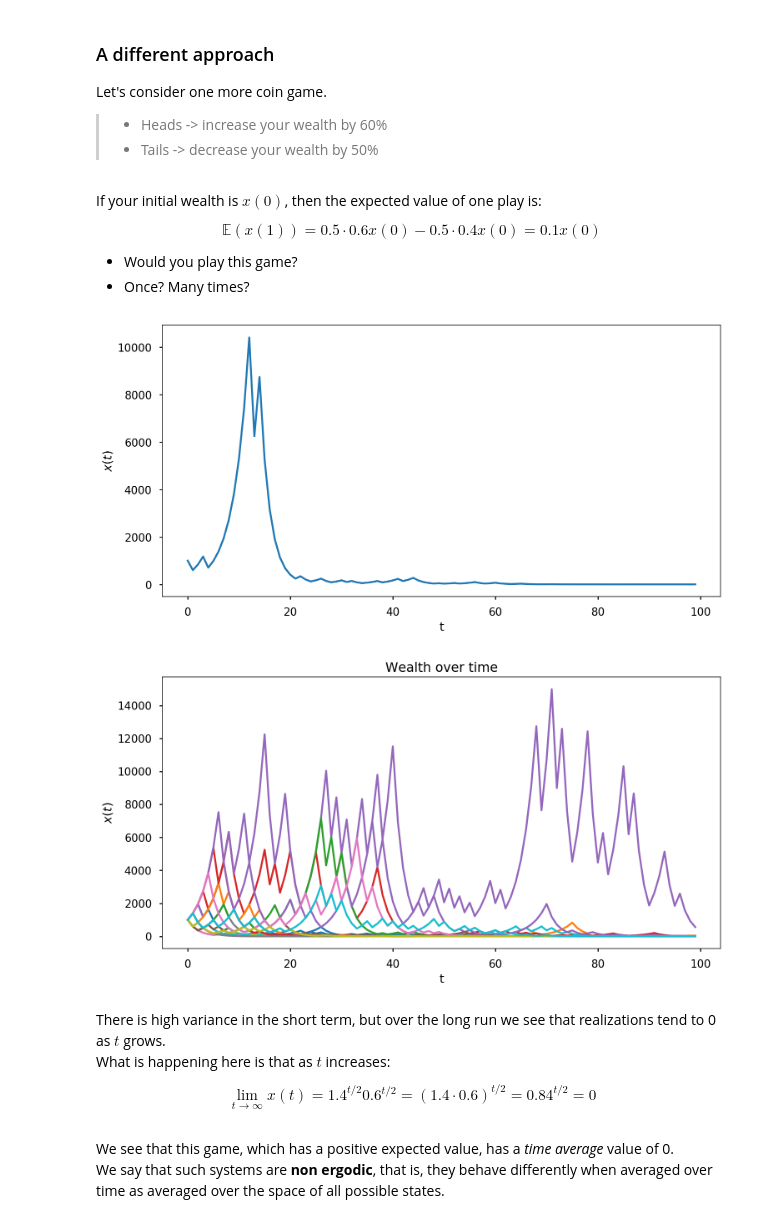
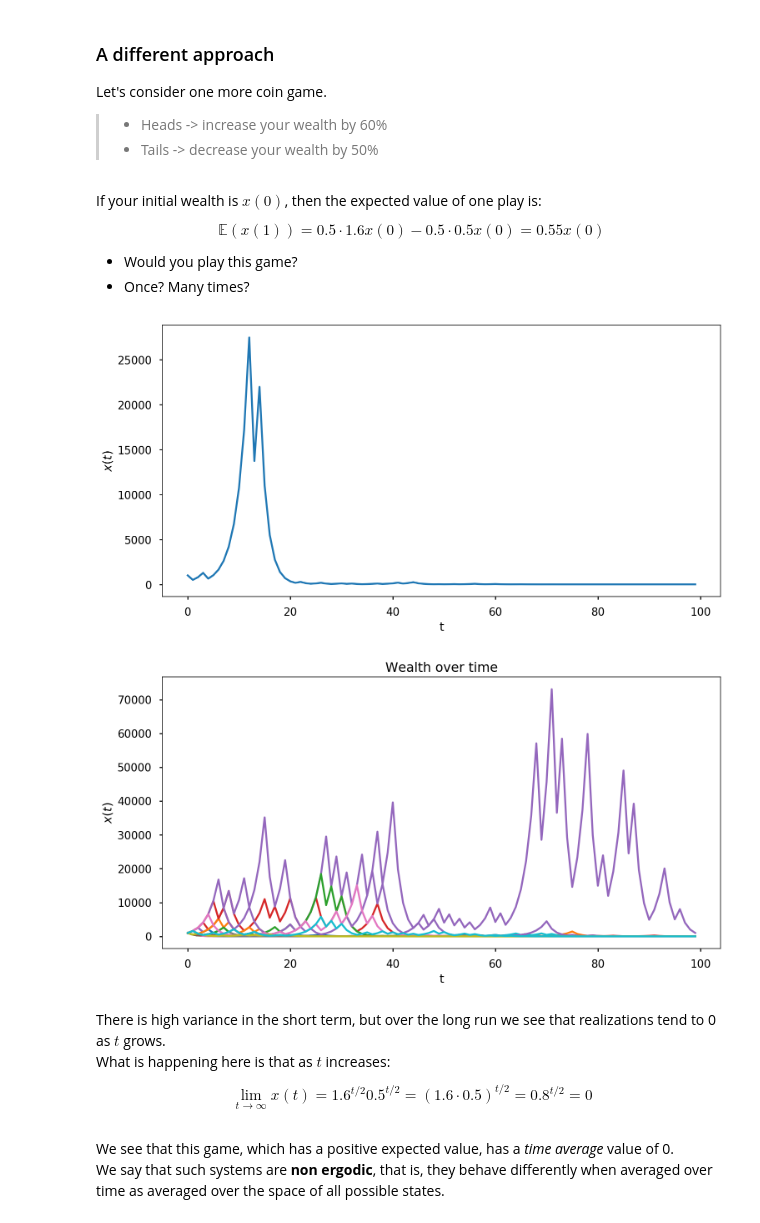
Before and after one commit to lambdaclass/finance_playground, a Jupyter notebook: notebooks/evaluating-gambles-presentation.ipynb, the cells around one changed output. Cells and saved outputs as stored; diff of their text form; code cells hidden in the pictures.

```diff
--- a/notebooks/evaluating-gambles-presentation.ipynb
+++ b/notebooks/evaluating-gambles-presentation.ipynb
@@ -116,23 +116,23 @@ Let's consider one more coin game.
 # %% [markdown]
 If your initial wealth is $x(0)$, then the expected value of one play is:
 
-$$\mathbb{E}(x(1)) = 0.5 \cdot 0.6 x(0) - 0.5 \cdot 0.4 x(0) = 0.1 x(0)$$
+$$\mathbb{E}(x(1)) = 0.5 \cdot 1.6 x(0) - 0.5 \cdot 0.5 x(0) = 0.55 x(0)$$
 
 - Would you play this game?
 - Once? Many times?
 # %%
 def play_game(initial_wealth, steps):
     draws = np.random.rand(steps)
-    factors = np.where(draws > 0.5, 1.4, 0.6)
+    factors = np.where(draws > 0.5, 1.6, 0.5)
     factors[0] = 1 # Factor at initial time step
     return factors.cumprod() * initial_wealth
 
 x_0 = 1_000
 wealth = play_game(x_0, 100)
 plt.plot(wealth)
 plt.xlabel("t"), plt.ylabel(r"$x(t)$");
 # %% [output]
-[figure, old version]
+[figure, new version]
 # %%
 plays = [play_game(x_0, 100) for _ in range(20)]
 
@@ -142,13 +142,13 @@ for play in plays:
 plt.title("Wealth over time")
 plt.xlabel("t"), plt.ylabel(r"$x(t)$");
 # %% [output]
-[figure, old version]
+[figure, new version]
 # %% [markdown]
 There is high variance in the short term, but over the long run we see that realizations tend to 0 as $t$ grows.
 <br>
 What is happening here is that as $t$ increases:
 
-$$\lim_{t \to\infty} x(t) = 1.4^{t/2} 0.6^{t/2} = (1.4 \cdot 0.6)^{t/2} = 0.84^{t/2} = 0$$
+$$\lim_{t \to\infty} x(t) = 1.6^{t/2} 0.5^{t/2} = (1.6 \cdot 0.5)^{t/2} = 0.8^{t/2} = 0$$
 # %% [markdown]
 We see that this game, which has a positive expected value, has a _time average_ value of 0.
 We say that such systems are **non ergodic**, that is, they behave differently when averaged over time as averaged over the space of all possible states.
```
